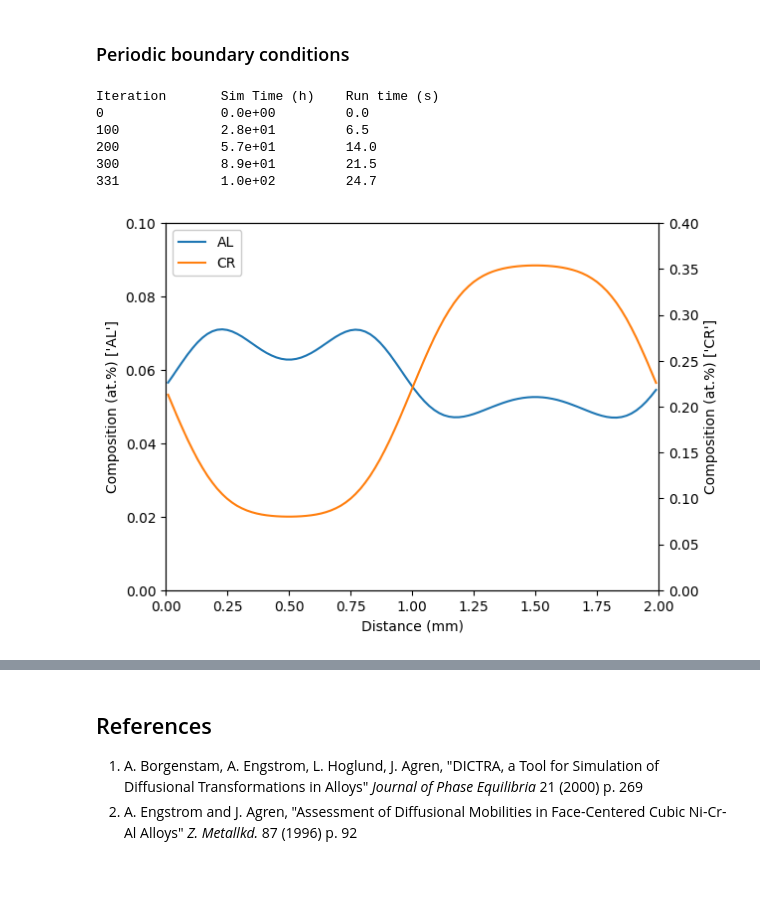
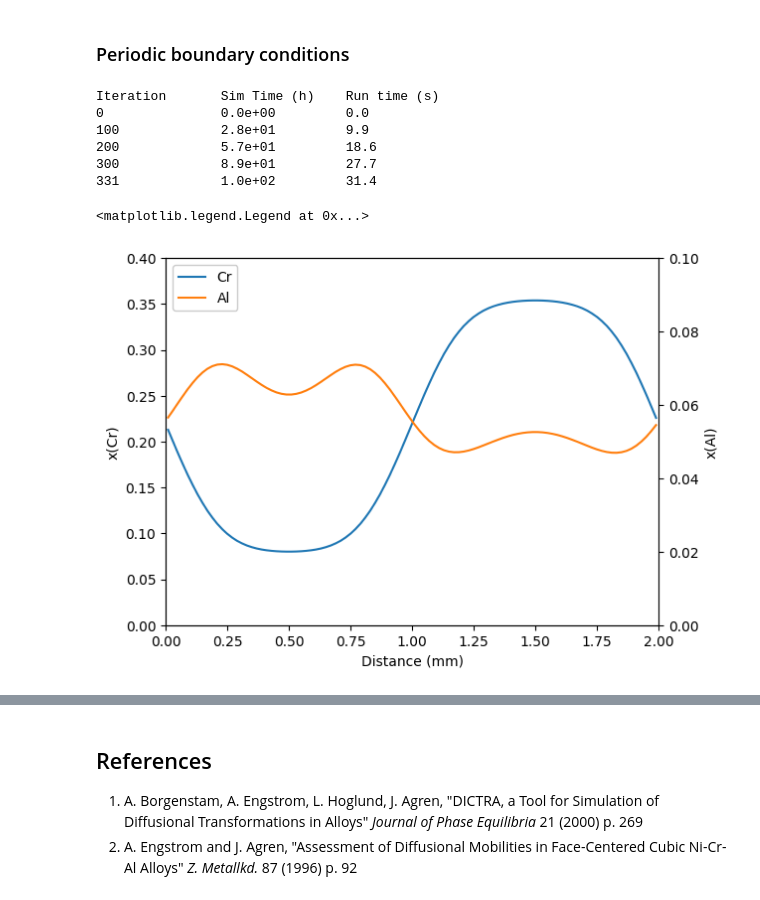
Before and after one commit to materialsgenomefoundation/kawin, a Jupyter notebook: examples/06_Single_Phase_Diffusion.ipynb, the cells around one changed output, grey strips where cells are left out. Saved outputs shown, nothing was run; the diff lists cells and outputs as text; code cells hidden in the pictures.

```diff
--- a/examples/06_Single_Phase_Diffusion.ipynb
+++ b/examples/06_Single_Phase_Diffusion.ipynb
@@ -125,30 +140,32 @@ Iteration       Sim Time (h)    Run time (s)
 # %% [markdown]
 ### Periodic boundary conditions
-# %%
-m = SinglePhaseModel([0, 2e-3], 100, ['NI', 'CR', 'AL'], ['FCC_A1'])
-m.setPeriodicBoundary()
-
-#Define Cr and Al composition, with step-wise change at z=0
-m.setCompositionStep(0.077, 0.359, 1e-3, 'CR')
-m.setCompositionStep(0.054, 0.062, 1e-3, 'AL')
-
-m.setThermodynamics(therm)
-m.setTemperature(1200 + 273.15)
-
-m.solve(100*3600, solverType = SolverType.EXPLICITEULER, verbose=True, vIt=100)
-
-fig, axL = plt.subplots(1, 1)
-axL, axR = m.plotTwoAxis(['AL'], ['CR'], zScale = 1/1000, axL=axL)
-axL.set_xlim([0,2])
-axL.set_xlabel('Distance (mm)')
-axL.set_ylim([0, 0.1])
-axR.set_ylim([0, 0.4])
-plt.show()
-# %% [output]
-Iteration       Sim Time (h)    Run time (s)
-0               0.0e+00         0.0
-100             2.8e+01         6.5
-200             5.7e+01         14.0
-300             8.9e+01         21.5
-331             1.0e+02         24.7
-[figure, removed]
+# %%
+from kawin.diffusion.mesh import PeriodicBoundary1D
+
+mesh = Cartesian1D(['CR', 'AL'], [0, 2e-3], 100)
+mesh.setResponseProfile(profile, boundaryConditions=PeriodicBoundary1D())
+m = SinglePhaseModel(mesh, ['NI', 'CR', 'AL'], ['FCC_A1'], therm, temperature, record=False)
+m.solve(100*3600, solverType=SolverType.EXPLICITEULER, verbose=True, vIt=100)
+
+fig, axL = plt.subplots()
+axR = axL.twinx()
+axL.plot(mesh.z*1000, mesh.y[:,0], color='C0', label='Cr')
+axR.plot(mesh.z*1000, mesh.y[:,1], color='C1', label='Al')
+axL.set_xlim([0, 2])
+axL.set_xlabel('Distance (mm)')
+axL.set_ylim([0, 0.4])
+axL.set_ylabel('x(Cr)')
+axR.set_ylim([0, 0.1])
+axR.set_ylabel('x(Al)')
+linesL, labelsL = axL.get_legend_handles_labels()
+linesR, labelsR = axR.get_legend_handles_labels()
+axL.legend(linesL+linesR, labelsL+labelsR, framealpha=1)
+# %% [output]
+Iteration       Sim Time (h)    Run time (s)
+0               0.0e+00         0.0
+100             2.8e+01         9.9
+200             5.7e+01         18.6
+300             8.9e+01         27.7
+331             1.0e+02         31.4
+<matplotlib.legend.Legend at 0x...>
+[figure, added]
```
Also changed, not shown: parts of 8 cells of this notebook, 8 other files.
